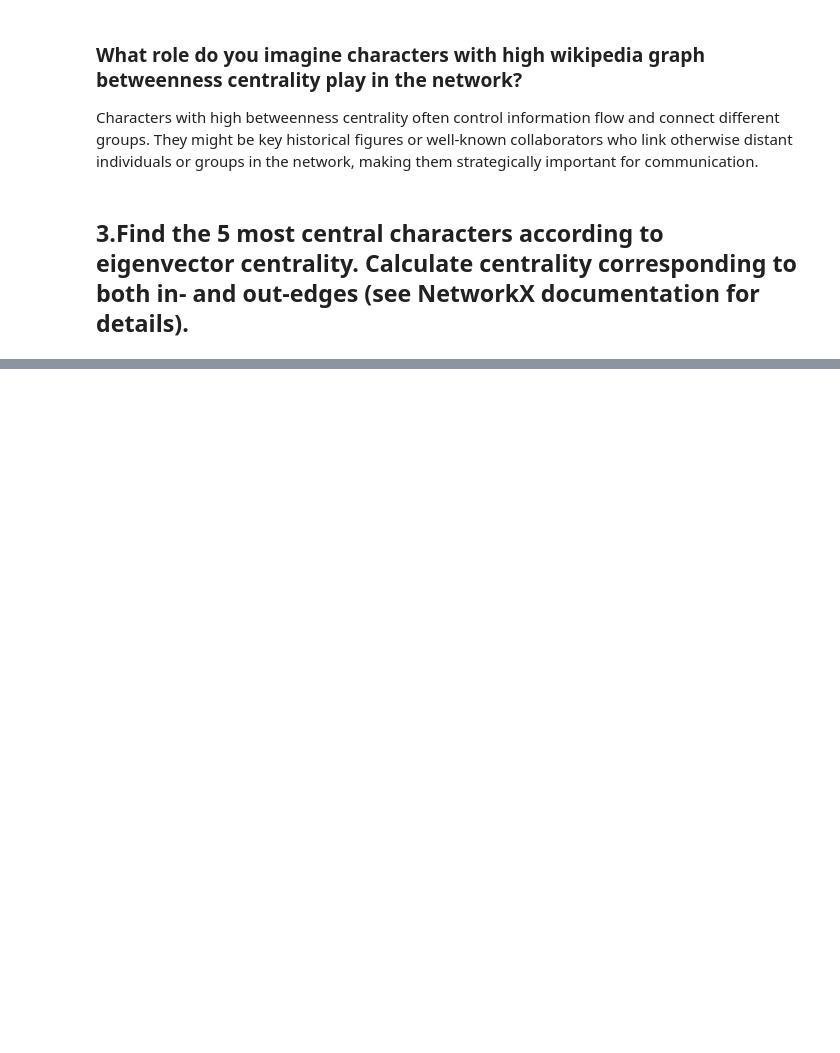
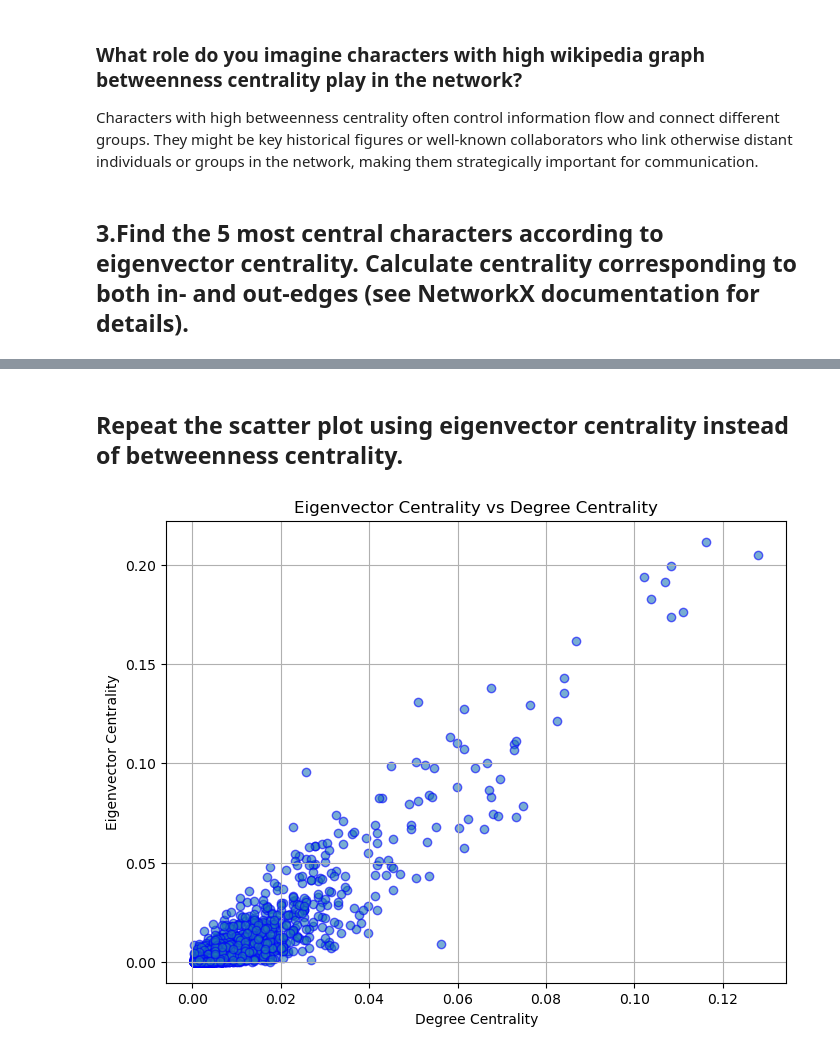
Before and after one commit to Ayafahim/social_graphs, a Jupyter notebook: Alec-jawa/week5/partB.ipynb, the cells around one changed output, grey strips where cells are left out. Saved outputs shown, nothing was run; the diff lists cells and outputs as text; code cells hidden in the pictures; blank space fills up the shorter version.

```diff
--- a/Alec-jawa/week5/partB.ipynb
+++ b/Alec-jawa/week5/partB.ipynb
@@ -460,0 +596,21 @@ Characters with high betweenness centrality often control information flow and c
+# %% [markdown]
+## Repeat the scatter plot using eigenvector centrality instead of betweenness centrality.
+# %%
+# Calculate eigenvector centrality
+eigenvector_centrality = nx.eigenvector_centrality(G, max_iter=1000)
+
+# Prepare data for plotting
+eigenvector_values = list(eigenvector_centrality.values())
+degree_values = list(degree_centrality.values())
+
+# Plot the eigenvector centrality vs degree centrality
+plt.figure(figsize=(8, 6))
+plt.scatter(degree_values, eigenvector_values, alpha=0.6, edgecolors='b')
+plt.title("Eigenvector Centrality vs Degree Centrality")
+plt.xlabel("Degree Centrality")
+plt.ylabel("Eigenvector Centrality")
+plt.grid(True)
+
+plt.show()
+# %% [output]
+[figure, added]
```
Also changed, not shown: parts of 22 cells of this notebook.
